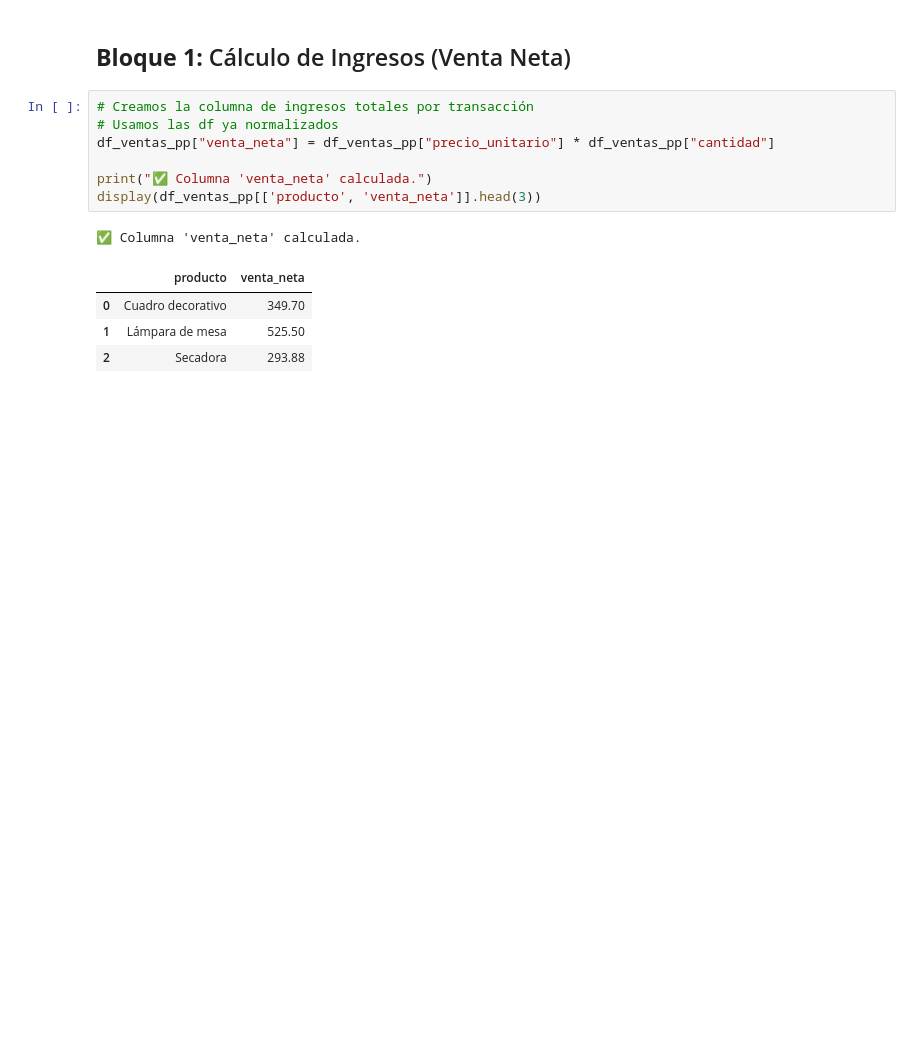
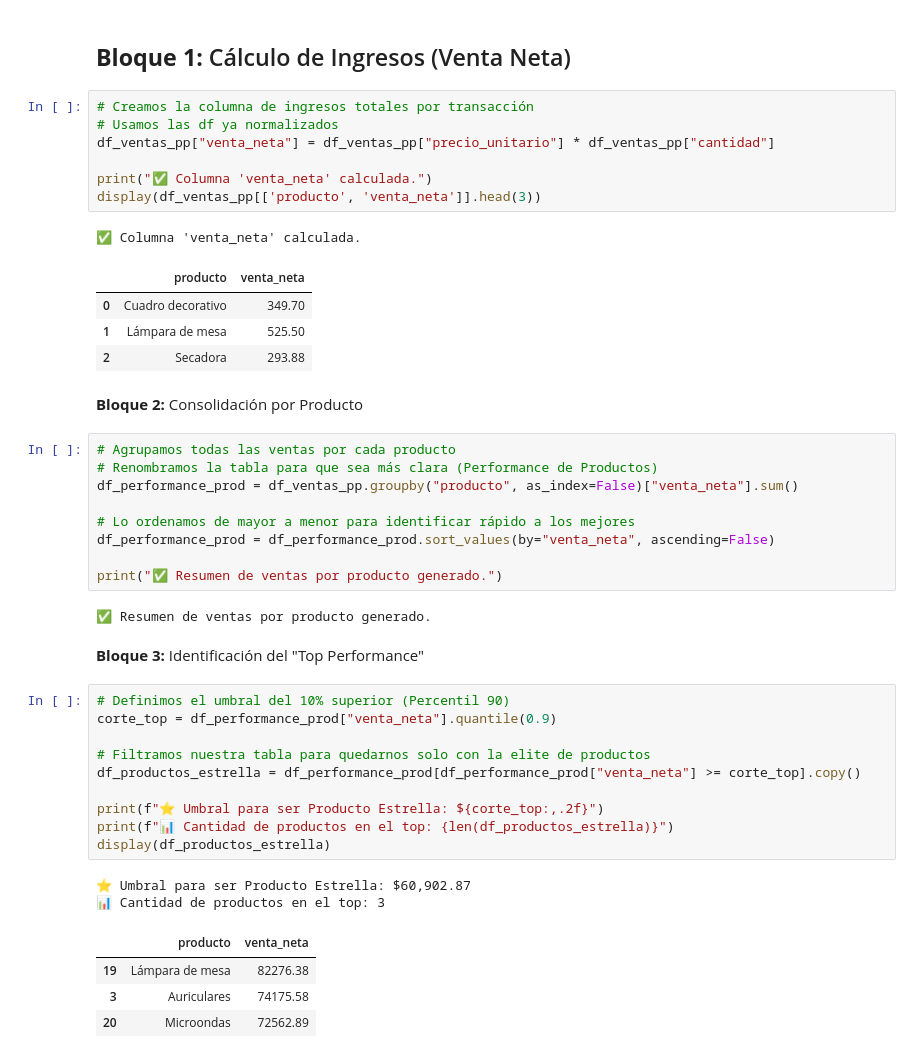
Before and after one commit to rocioblivingston/Data-Analitycs-Python-1C2026, a Jupyter notebook: Pre_Entrega_Data_Analitycs_C12026.ipynb, the cells around one changed output. Cells and saved outputs as stored; diff of their text form; blank space fills up the shorter version.

```diff
--- a/Pre_Entrega_Data_Analitycs_C12026.ipynb
+++ b/Pre_Entrega_Data_Analitycs_C12026.ipynb
@@ -332,3 +332,35 @@ display(df_ventas_pp[['producto', 'venta_neta']].head(3))
 | 0 | Cuadro decorativo | 349.70 |
 | 1 | Lámpara de mesa | 525.50 |
 | 2 | Secadora | 293.88 |
+# %% [markdown]
+**Bloque 2:** Consolidación por Producto
+# %%
+# Agrupamos todas las ventas por cada producto
+# Renombramos la tabla para que sea más clara (Performance de Productos)
+df_performance_prod = df_ventas_pp.groupby("producto", as_index=False)["venta_neta"].sum()
+
+# Lo ordenamos de mayor a menor para identificar rápido a los mejores
+df_performance_prod = df_performance_prod.sort_values(by="venta_neta", ascending=False)
+
+print("✅ Resumen de ventas por producto generado.")
+# %% [output]
+✅ Resumen de ventas por producto generado.
+# %% [markdown]
+**Bloque 3:** Identificación del "Top Performance"
+# %%
+# Definimos el umbral del 10% superior (Percentil 90)
+corte_top = df_performance_prod["venta_neta"].quantile(0.9)
+
+# Filtramos nuestra tabla para quedarnos solo con la elite de productos
+df_productos_estrella = df_performance_prod[df_performance_prod["venta_neta"] >= corte_top].copy()
+
+print(f"⭐ Umbral para ser Producto Estrella: ${corte_top:,.2f}")
+print(f"📊 Cantidad de productos en el top: {len(df_productos_estrella)}")
+display(df_productos_estrella)
+# %% [output]
+⭐ Umbral para ser Producto Estrella: $60,902.87
+📊 Cantidad de productos en el top: 3
+|  | producto | venta_neta |
+| 19 | Lámpara de mesa | 82276.38 |
+| 3 | Auriculares | 74175.58 |
+| 20 | Microondas | 72562.89 |
```
Also changed, not shown: parts of 7 cells of this notebook.
